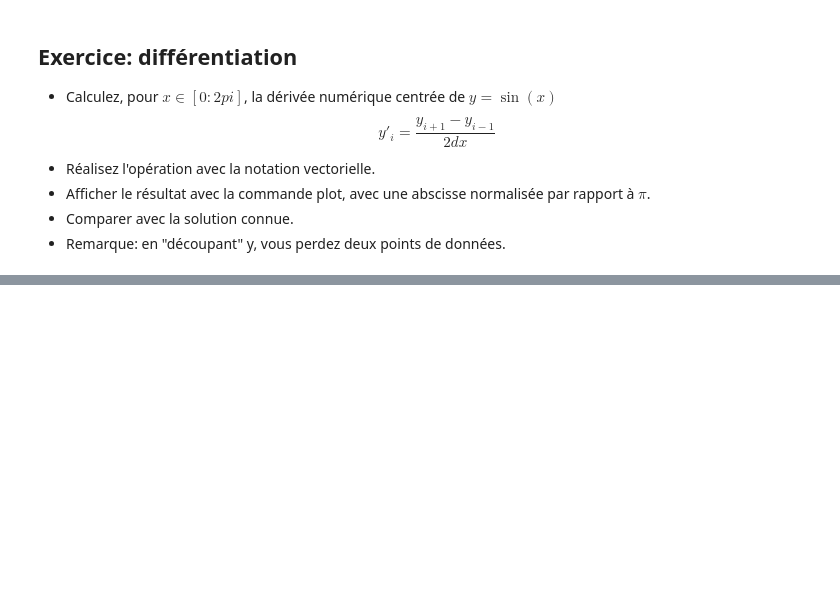
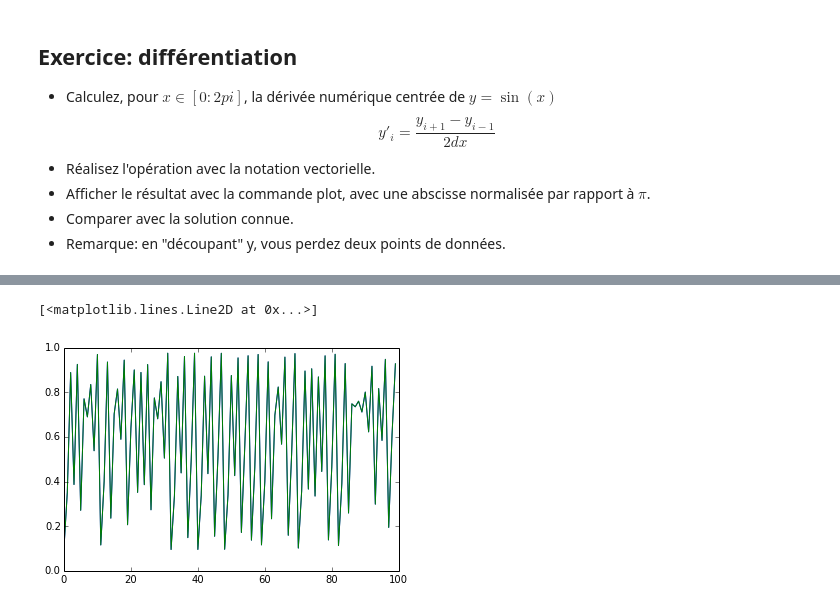
Before and after one commit to pdebuyl/intro_python_scientifique, a Jupyter notebook: intro.ipynb, the cells around one changed output, grey strips where cells are left out. Saved outputs shown, nothing was run; the diff lists cells and outputs as text; code cells hidden in the pictures; blank space fills up the shorter version.

Commit message:
Ajout de 'sujets avancés' et exemple cython.

```diff
--- a/intro.ipynb
+++ b/intro.ipynb
@@ -518,0 +536,31 @@ plot(x/pi, cos(x))
+# %%
+%%cython
+cimport cython
+cimport numpy as np
+
+@cython.boundscheck(False)
+@cython.wraparound(False)
+def fast_map(double x0, double mu, np.ndarray[np.float64_t, ndim=1] x):
+    cdef int i, N
+    cdef double x_var
+    x_var = x0
+    x[0]=x_var
+    N = x.shape[0]
+    for i in range(1,N):
+        x_var = mu*x_var*(1.-x_var)
+        x[i]= x_var
+# %%
+def py_map(x0, mu, x):
+    x_var = x0
+    x[0] = x_var
+    for i in range(1, len(x)):
+        x_var = x_var*mu*(1.-x_var)
+        x[i] = x_var
+
+x_cy = empty(100)
+%timeit fast_map(0.1, 3.9, x_cy)
+x_py = empty(100)
+%timeit py_map(0.1, 3.9, x_py)
+plot(x_cy)
+plot(x_py)
+# %% [output]
@@ -518,0 +569,2 @@ plot(x/pi, cos(x))
+[<matplotlib.lines.Line2D at 0x...>]
+[figure, added]
```
Also changed, not shown: parts of 5 cells of this notebook.
